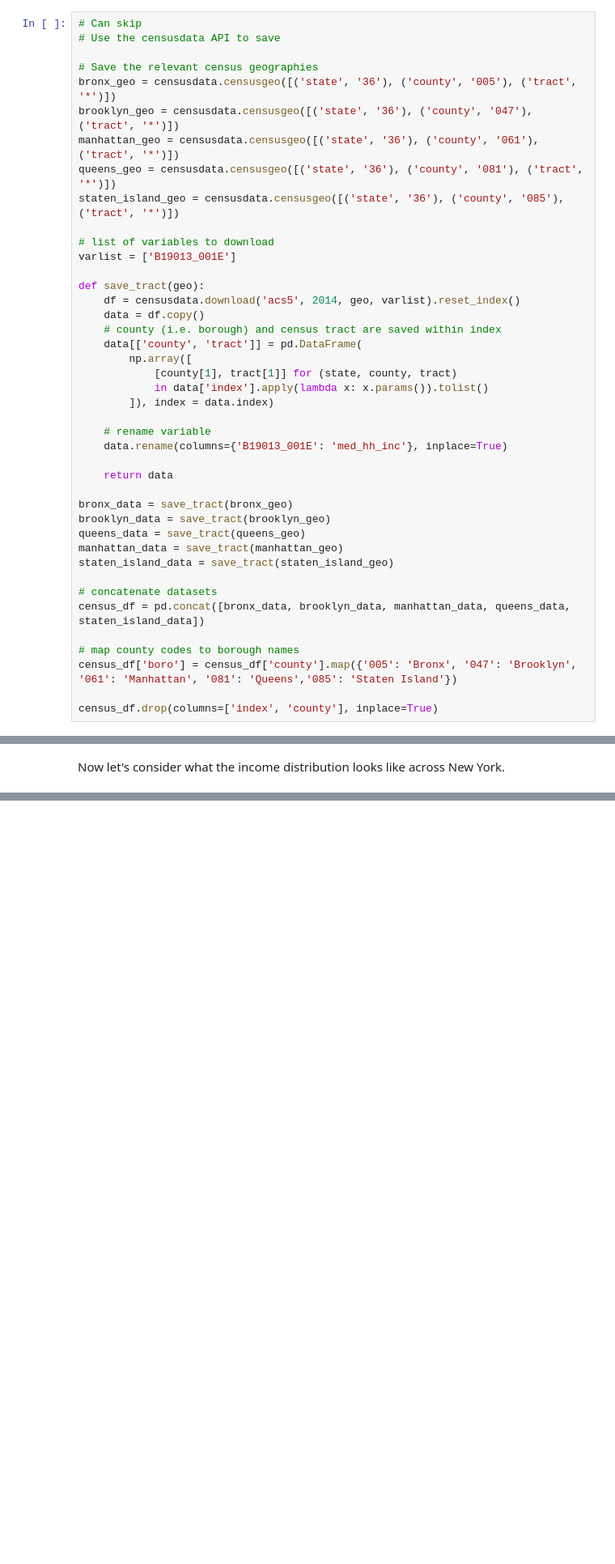
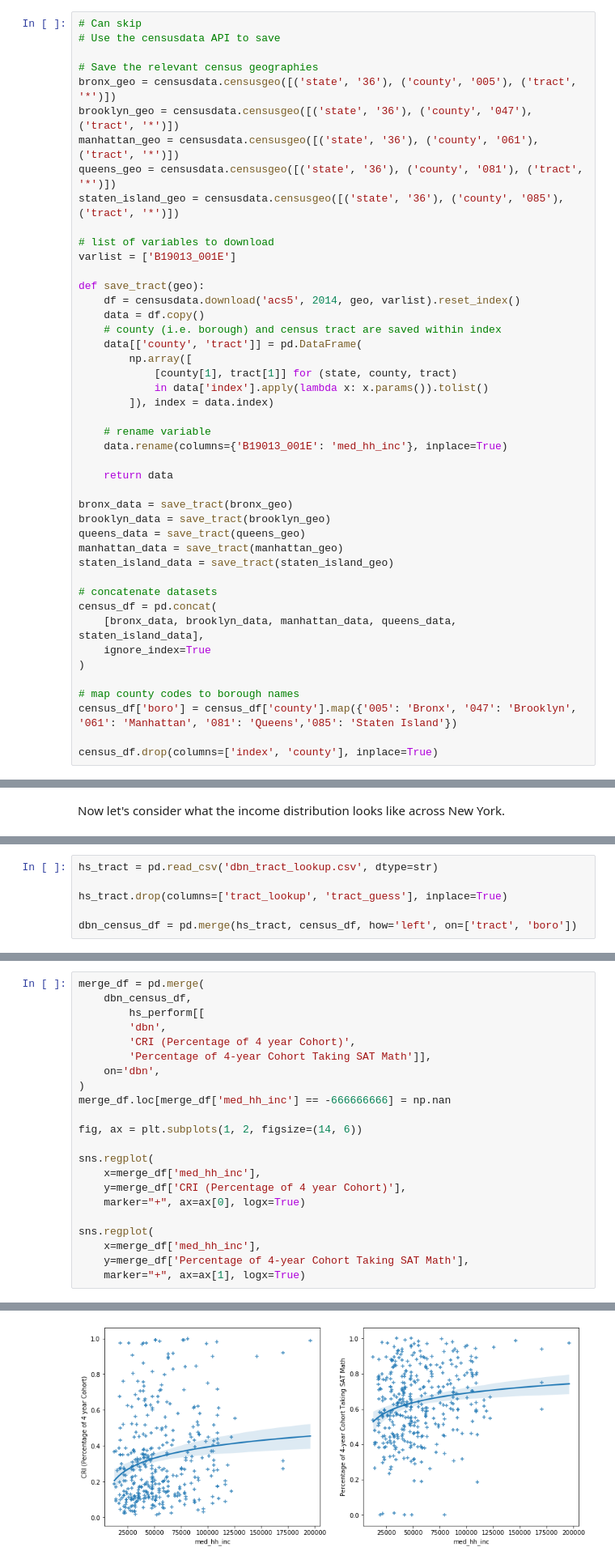
Before and after one commit to tara-sullivan/nyc_high_school_outcomes, a Jupyter notebook: NYC High Schol Outcomes.ipynb, the cells around one changed output, grey strips where cells are left out. Shown at 81% size. Saved outputs shown, nothing was run; the diff lists cells and outputs as text; blank space fills up the shorter version.

Commit message:
Add lookup/merge census tracts

```diff
--- a/NYC High Schol Outcomes.ipynb
+++ b/NYC High Schol Outcomes.ipynb
@@ -191,7 +195,10 @@ manhattan_data = save_tract(manhattan_geo)
 staten_island_data = save_tract(staten_island_geo)
 
 # concatenate datasets
-census_df = pd.concat([bronx_data, brooklyn_data, manhattan_data, queens_data, staten_island_data])
+census_df = pd.concat(
+    [bronx_data, brooklyn_data, manhattan_data, queens_data, staten_island_data],
+    ignore_index=True
+)
 
 # map county codes to borough names
 census_df['boro'] = census_df['county'].map({'005': 'Bronx', '047': 'Brooklyn', '061': 'Manhattan', '081': 'Queens','085': 'Staten Island'})
@@ -313,0 +323,6 @@ plt.show()
+# %%
+hs_tract = pd.read_csv('dbn_tract_lookup.csv', dtype=str)
+
+hs_tract.drop(columns=['tract_lookup', 'tract_guess'], inplace=True)
+
+dbn_census_df = pd.merge(hs_tract, census_df, how='left', on=['tract', 'boro'])
@@ -370,3 +418,26 @@ So far we have shown we have access to NYC DOE data on:
 
 Further, we know we can merge this data with Census information for details about the surrounding neighborhood.
 We are now prepared to investigate whether some sort of inequity exists between those low-SES students, and high-SES students.
+# %%
+merge_df = pd.merge(
+    dbn_census_df,
+        hs_perform[[
+        'dbn',
+        'CRI (Percentage of 4 year Cohort)',
+        'Percentage of 4-year Cohort Taking SAT Math']],
+    on='dbn',
+)
+merge_df.loc[merge_df['med_hh_inc'] == -666666666] = np.nan
+
+fig, ax = plt.subplots(1, 2, figsize=(14, 6))
+
+sns.regplot(
+    x=merge_df['med_hh_inc'],
+    y=merge_df['CRI (Percentage of 4 year Cohort)'],
+    marker="+", ax=ax[0], logx=True)
+
+sns.regplot(
+    x=merge_df['med_hh_inc'],
+    y=merge_df['Percentage of 4-year Cohort Taking SAT Math'],
+    marker="+", ax=ax[1], logx=True)
+# %% [output]
@@ -372,0 +445 @@ We are now prepared to investigate whether some sort of inequity exists between
+[figure, added]
```
Also changed, not shown: parts of 16 cells of this notebook, 3 other files.
